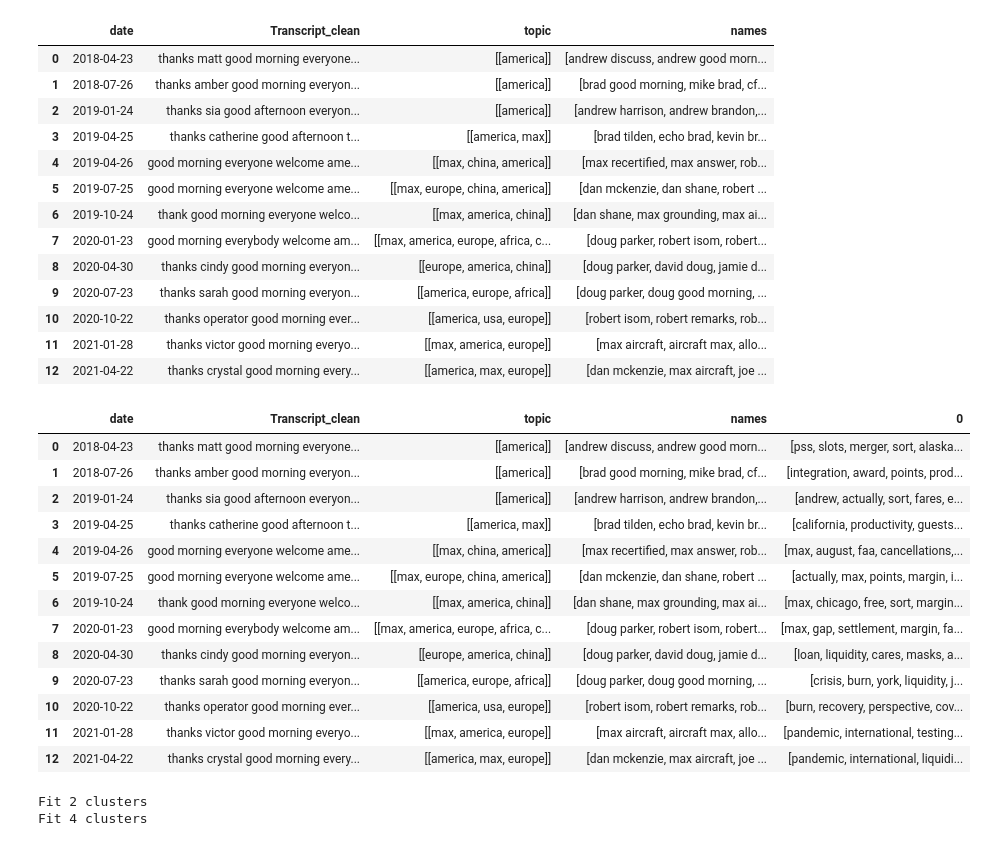
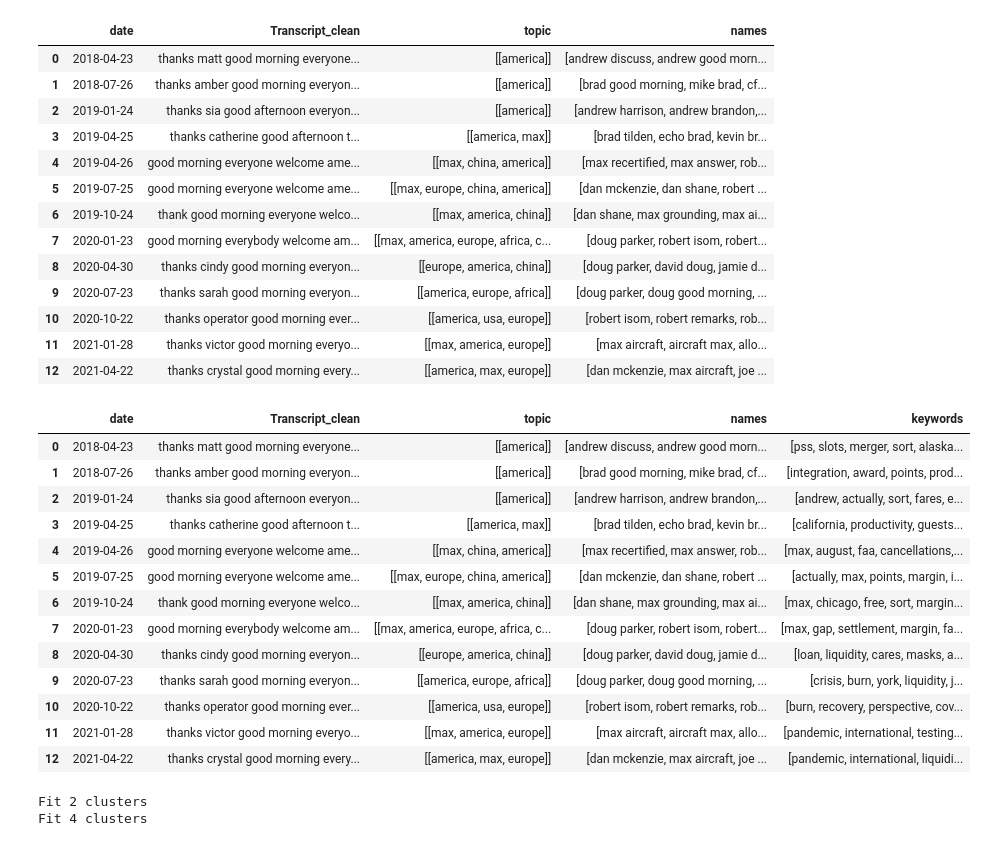
Before and after one commit to michaelmml/NLP-Information-Extraction, a Jupyter notebook: CompanyTranscript.ipynb, the cells around one changed output. Saved outputs shown, nothing was run; the diff lists cells and outputs as text; code cells hidden in the pictures.

```diff
--- a/CompanyTranscript.ipynb
+++ b/CompanyTranscript.ipynb
@@ -660,22 +648,24 @@ data_subset = data_subset.dropna(axis=1)
 # %%
 data_subset = pd.concat([data_subset, pd.Series(get_keywords(data_subset['Transcript_clean'].tolist()))], axis = 1)
-# %%
-data_subset
-# %% [output]
-|  | date | Transcript_clean | topic | names | 0 |
-| 0 | 2018-04-23 | thanks matt good morning everyone... | [[america]] | [andrew discuss, andrew good morn... | [pss, slots, merger, sort, alaska... |
-| 1 | 2018-07-26 | thanks amber good morning everyon... | [[america]] | [brad good morning, mike brad, cf... | [integration, award, points, prod... |
-| 2 | 2019-01-24 | thanks sia good afternoon everyon... | [[america]] | [andrew harrison, andrew brandon,... | [andrew, actually, sort, fares, e... |
-| 3 | 2019-04-25 | thanks catherine good afternoon t... | [[america, max]] | [brad tilden, echo brad, kevin br... | [california, productivity, guests... |
-| 4 | 2019-04-26 | good morning everyone welcome ame... | [[max, china, america]] | [max recertified, max answer, rob... | [max, august, faa, cancellations,... |
-| 5 | 2019-07-25 | good morning everyone welcome ame... | [[max, europe, china, america]] | [dan mckenzie, dan shane, robert ... | [actually, max, points, margin, i... |
-| 6 | 2019-10-24 | thank good morning everyone welco... | [[max, america, china]] | [dan shane, max grounding, max ai... | [max, chicago, free, sort, margin... |
-| 7 | 2020-01-23 | good morning everybody welcome am... | [[max, america, europe, africa, c... | [doug parker, robert isom, robert... | [max, gap, settlement, margin, fa... |
-| 8 | 2020-04-30 | thanks cindy good morning everyon... | [[europe, america, china]] | [doug parker, david doug, jamie d... | [loan, liquidity, cares, masks, a... |
-| 9 | 2020-07-23 | thanks sarah good morning everyon... | [[america, europe, africa]] | [doug parker, doug good morning, ... | [crisis, burn, york, liquidity, j... |
-| 10 | 2020-10-22 | thanks operator good morning ever... | [[america, usa, europe]] | [robert isom, robert remarks, rob... | [burn, recovery, perspective, cov... |
-| 11 | 2021-01-28 | thanks victor good morning everyo... | [[max, america, europe]] | [max aircraft, aircraft max, allo... | [pandemic, international, testing... |
-| 12 | 2021-04-22 | thanks crystal good morning every... | [[america, max, europe]] | [dan mckenzie, max aircraft, joe ... | [pandemic, international, liquidi... |
+# %%
+data_subset = data_subset.dropna(axis=1)
+data_subset = data_subset.rename(columns={0:"keywords"})
+data_subset
+# %% [output]
+|  | date | Transcript_clean | topic | names | keywords |
+| 0 | 2018-04-23 | thanks matt good morning everyone... | [[america]] | [andrew discuss, andrew good morn... | [pss, slots, merger, sort, alaska... |
+| 1 | 2018-07-26 | thanks amber good morning everyon... | [[america]] | [brad good morning, mike brad, cf... | [integration, award, points, prod... |
+| 2 | 2019-01-24 | thanks sia good afternoon everyon... | [[america]] | [andrew harrison, andrew brandon,... | [andrew, actually, sort, fares, e... |
+| 3 | 2019-04-25 | thanks catherine good afternoon t... | [[america, max]] | [brad tilden, echo brad, kevin br... | [california, productivity, guests... |
+| 4 | 2019-04-26 | good morning everyone welcome ame... | [[max, china, america]] | [max recertified, max answer, rob... | [max, august, faa, cancellations,... |
+| 5 | 2019-07-25 | good morning everyone welcome ame... | [[max, europe, china, america]] | [dan mckenzie, dan shane, robert ... | [actually, max, points, margin, i... |
+| 6 | 2019-10-24 | thank good morning everyone welco... | [[max, america, china]] | [dan shane, max grounding, max ai... | [max, chicago, free, sort, margin... |
+| 7 | 2020-01-23 | good morning everybody welcome am... | [[max, america, europe, africa, c... | [doug parker, robert isom, robert... | [max, gap, settlement, margin, fa... |
+| 8 | 2020-04-30 | thanks cindy good morning everyon... | [[europe, america, china]] | [doug parker, david doug, jamie d... | [loan, liquidity, cares, masks, a... |
+| 9 | 2020-07-23 | thanks sarah good morning everyon... | [[america, europe, africa]] | [doug parker, doug good morning, ... | [crisis, burn, york, liquidity, j... |
+| 10 | 2020-10-22 | thanks operator good morning ever... | [[america, usa, europe]] | [robert isom, robert remarks, rob... | [burn, recovery, perspective, cov... |
+| 11 | 2021-01-28 | thanks victor good morning everyo... | [[max, america, europe]] | [max aircraft, aircraft max, allo... | [pandemic, international, testing... |
+| 12 | 2021-04-22 | thanks crystal good morning every... | [[america, max, europe]] | [dan mckenzie, max aircraft, joe ... | [pandemic, international, liquidi... |
 # %%
 cluster_keywords = []
 cluster_number = []
```
Also changed, not shown: parts of 27 cells of this notebook.
